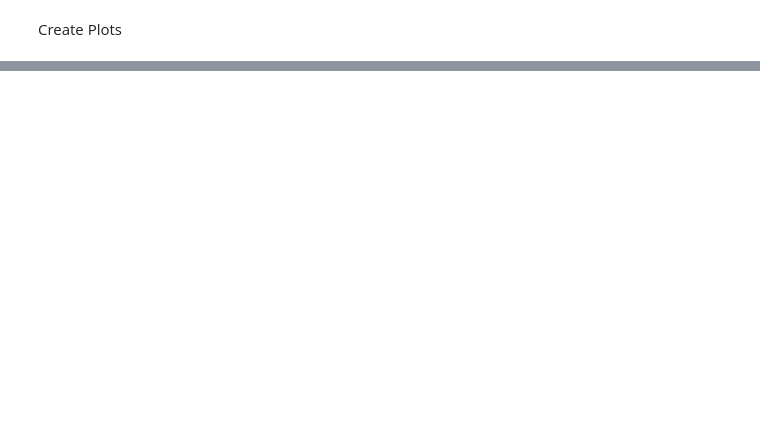
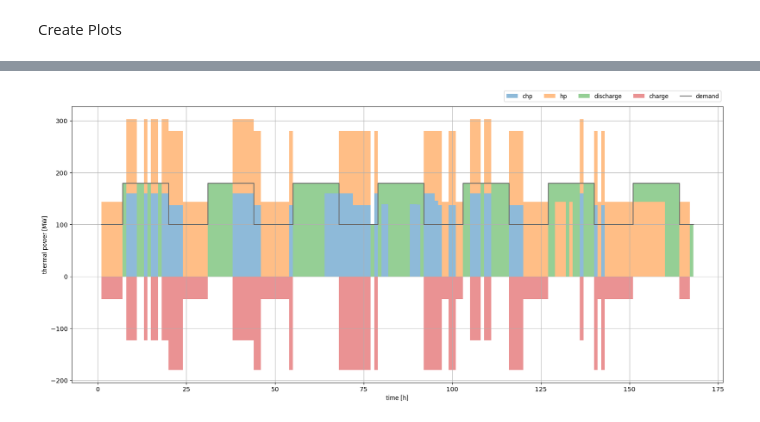
Before and after one commit to HTWK-Interconnected-Energy-Systems/BURN4H2, a Jupyter notebook: postprocessing/postprocessing.ipynb, the cells around one changed output, grey strips where cells are left out. Saved outputs shown, nothing was run; the diff lists cells and outputs as text; code cells hidden in the pictures; blank space fills up the shorter version.

```diff
--- a/postprocessing/postprocessing.ipynb
+++ b/postprocessing/postprocessing.ipynb
@@ -229,0 +265,23 @@ KeyError: 'heat_storage'
+# %%
+chp = assets.asset_data['chp']['heat']
+hp = assets.asset_data['heatpump']['heat_output']
+storage_out = assets.asset_data['heat_storage']['discharging_heat']
+storage_in = assets.asset_data['heat_storage']['charging_heat']
+demand = assets.asset_data['heat_grid']['feedin_heat'] - assets.asset_data['heat_grid']['supply_heat']
+x = np.arange(len(chp)) + 1
+
+fig, ax = plt.subplots(dpi=120, figsize=(17, 7.5))
+ax.fill_between(x, chp, step='pre', alpha=0.5, label='chp')
+ax.fill_between(x, chp, chp + hp, step='pre', alpha=0.5, label='hp')
+ax.fill_between(x, chp + hp, chp + hp + storage_out, step='pre', alpha=0.5, label='discharge')
+ax.fill_between(x, -storage_in, step='pre', alpha=0.5, label='charge')
+ax.plot(demand, drawstyle='steps', color='dimgrey', label='demand')
+
+ax.set_ylabel('thermal power [MW]')
+ax.set_xlabel('time [h]')
+ax.grid()
+
+fig.legend(ncols=5, bbox_to_anchor=(0.99, 1.04))
+fig.tight_layout()
+# %% [output]
+[figure, added]
```
Also changed, not shown: parts of 7 cells of this notebook.
